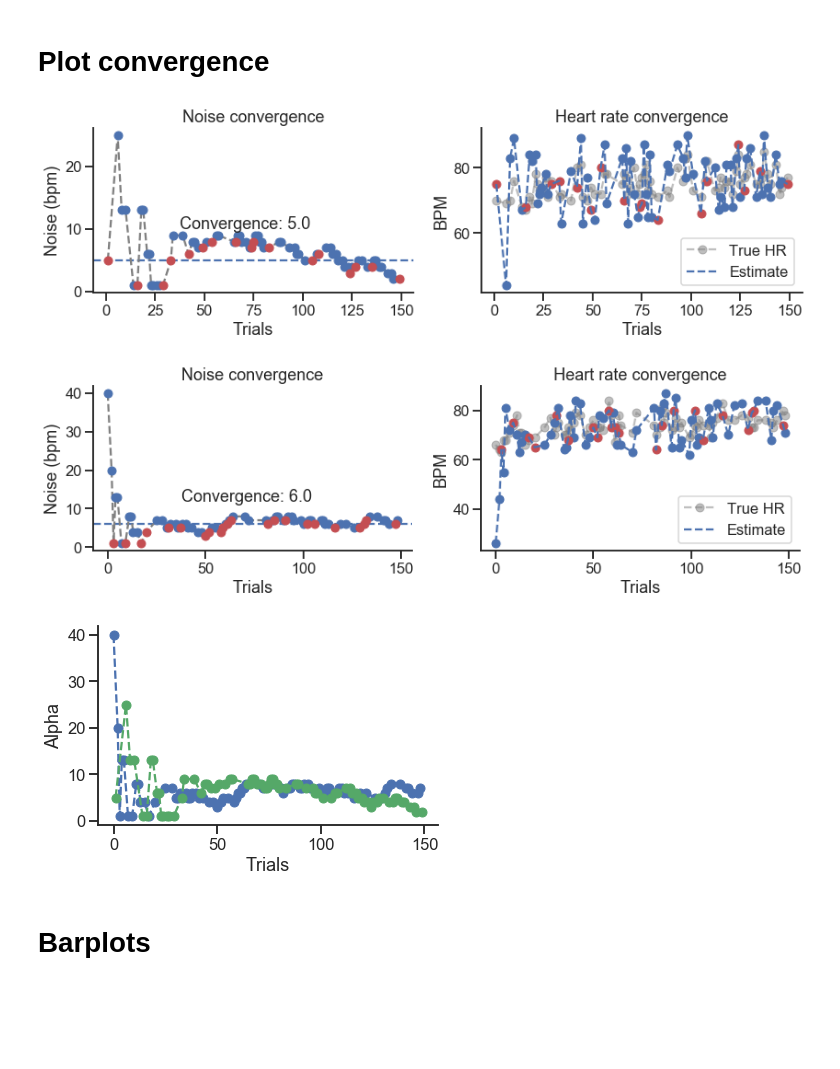
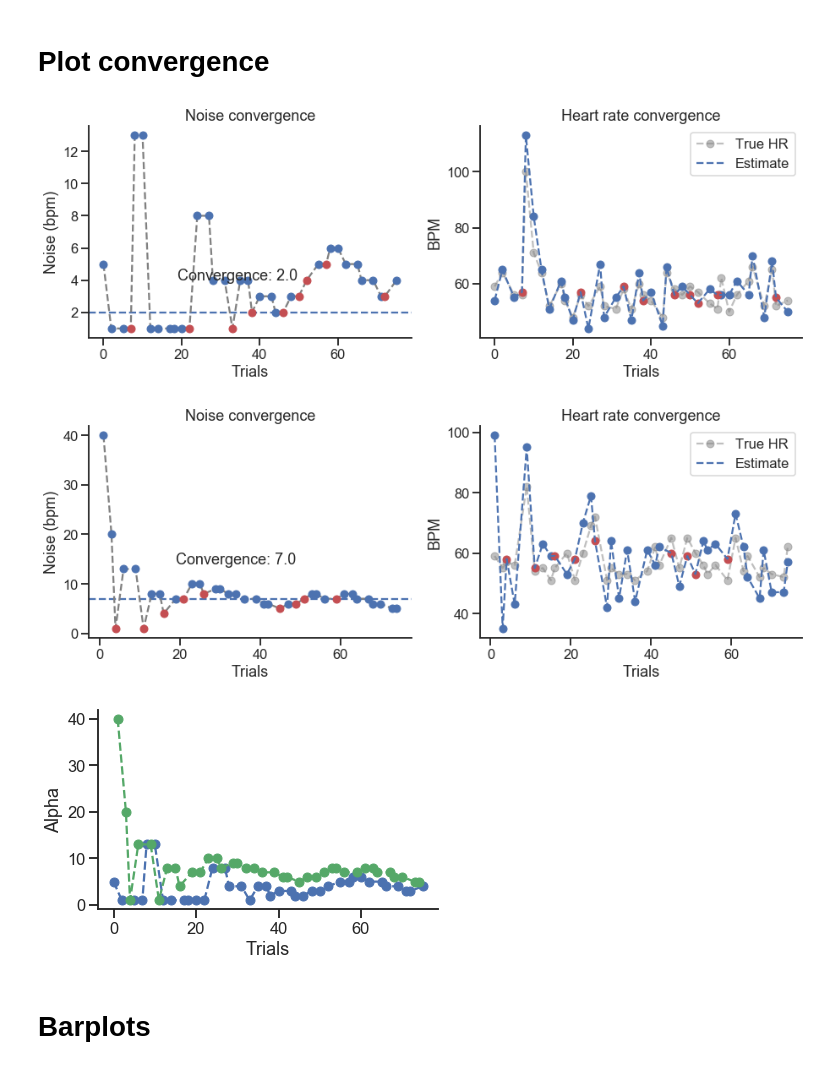
Before and after one commit to embodied-computation-group/Cardioception, a Jupyter notebook: cardioception/Analyses/Analyses.ipynb, the cells around one changed output. Cells and saved outputs as stored; diff of their text form; code cells hidden in the pictures; blank space fills up the shorter version.

```diff
--- a/cardioception/Analyses/Analyses.ipynb
+++ b/cardioception/Analyses/Analyses.ipynb
@@ -13,31 +13,31 @@ no display found. Using non-interactive Agg backend
 # %% [markdown]
 **Import data**
 # %%
-results_df = pd.read_csv('nanna.txt')
+results_df = pd.read_csv('nicolas.txt')
 # %% [markdown]
 # Plot convergence
 # %%
 results_df = results_df.dropna()
 # %%
-hrd_convergence(results_df[results_df.StairCond==1])
+hrd_convergence(results_df[results_df.StairCond=='low'])
 plt.savefig('clara_stari1.png', dpi=600)
 # %% [output]
-[figure, old version]
+[figure, new version]
 # %%
-hrd_convergence(results_df[results_df.StairCond==0])
+hrd_convergence(results_df[results_df.StairCond=='high'])
 plt.savefig('clara_stari2.png', dpi=600)
 # %% [output]
-[figure, old version]
+[figure, new version]
 # %%
-plt.plot(np.abs(results_df.Alpha[results_df.StairCond==0]), 'bo--')
-plt.plot(np.abs(results_df.Alpha[results_df.StairCond==1]), 'go--')
+plt.plot(np.abs(results_df.Alpha[results_df.StairCond=='low']), 'bo--')
+plt.plot(np.abs(results_df.Alpha[results_df.StairCond=='high']), 'go--')
 sns.despine()
 plt.ylabel('Alpha')
 plt.xlabel('Trials')
 plt.tight_layout()
 plt.savefig('both.png', dpi=600)
 # %% [output]
-[figure, old version]
+[figure, new version]
 # %% [markdown]
 # Barplots
 # %%
```
Also changed, not shown: parts of 8 cells of this notebook, 8 other files.
